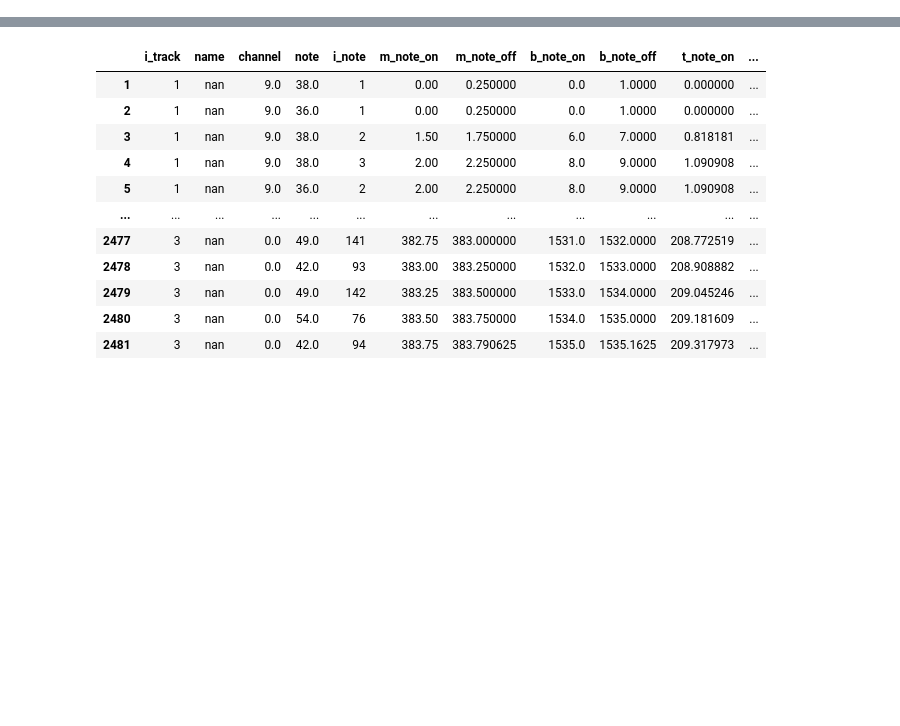
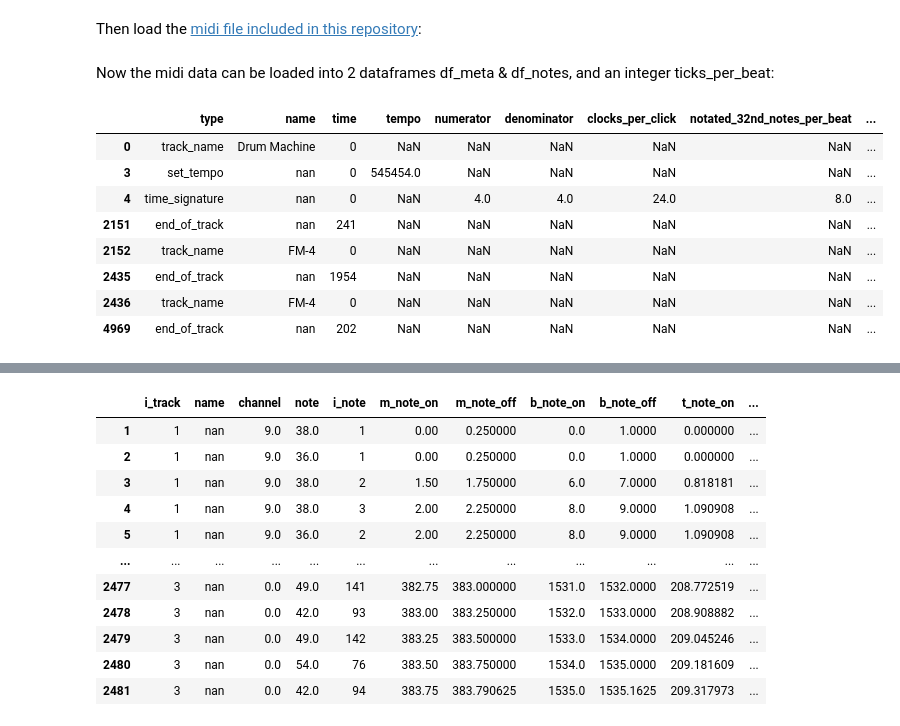
Before and after one commit to urswilke/miditapyr, a Jupyter notebook: notebooks/pyramidi_integration.ipynb, the cells around one changed output, grey strips where cells are left out. Drawn from its saved outputs; the diff is of its cells as text; code cells hidden in the pictures; blank space fills up the shorter version.

```diff
--- a/notebooks/pyramidi_integration.ipynb
+++ b/notebooks/pyramidi_integration.ipynb
@@ -0,0 +6,2 @@
+# %% [markdown]
+Then load the [midi file included in this repository](https://github.com/urswilke/miditapyr/raw/master/notebooks/test_midi_file.mid):
@@ -0,0 +11,2 @@
+# %% [markdown]
+Now the midi data can be loaded into 2 dataframes df_meta & df_notes, and an integer ticks_per_beat:
@@ -0,0 +15,12 @@
+# %%
+df_meta
+# %% [output]
+|  | type | name | time | tempo | numerator | denominator | clocks_per_click | notated_32nd_notes_per_beat | ... |
+| 0 | track_name | Drum Machine | 0 | NaN | NaN | NaN | NaN | NaN | ... |
+| 3 | set_tempo | nan | 0 | 545454.0 | NaN | NaN | NaN | NaN | ... |
+| 4 | time_signature | nan | 0 | NaN | 4.0 | 4.0 | 24.0 | 8.0 | ... |
+| 2151 | end_of_track | nan | 241 | NaN | NaN | NaN | NaN | NaN | ... |
+| 2152 | track_name | FM-4 | 0 | NaN | NaN | NaN | NaN | NaN | ... |
+| 2435 | end_of_track | nan | 1954 | NaN | NaN | NaN | NaN | NaN | ... |
+| 2436 | track_name | FM-4 | 0 | NaN | NaN | NaN | NaN | NaN | ... |
+| 4969 | end_of_track | nan | 202 | NaN | NaN | NaN | NaN | NaN | ... |
```
Also changed, not shown: parts of 15 cells of this notebook.
